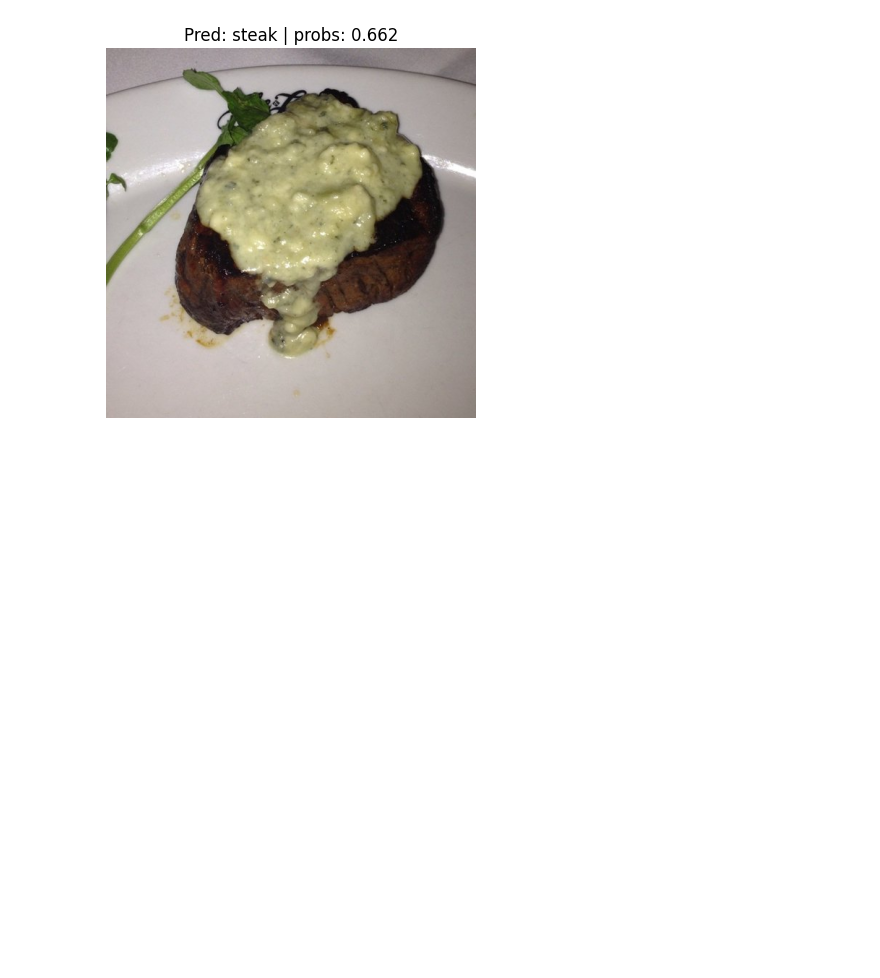
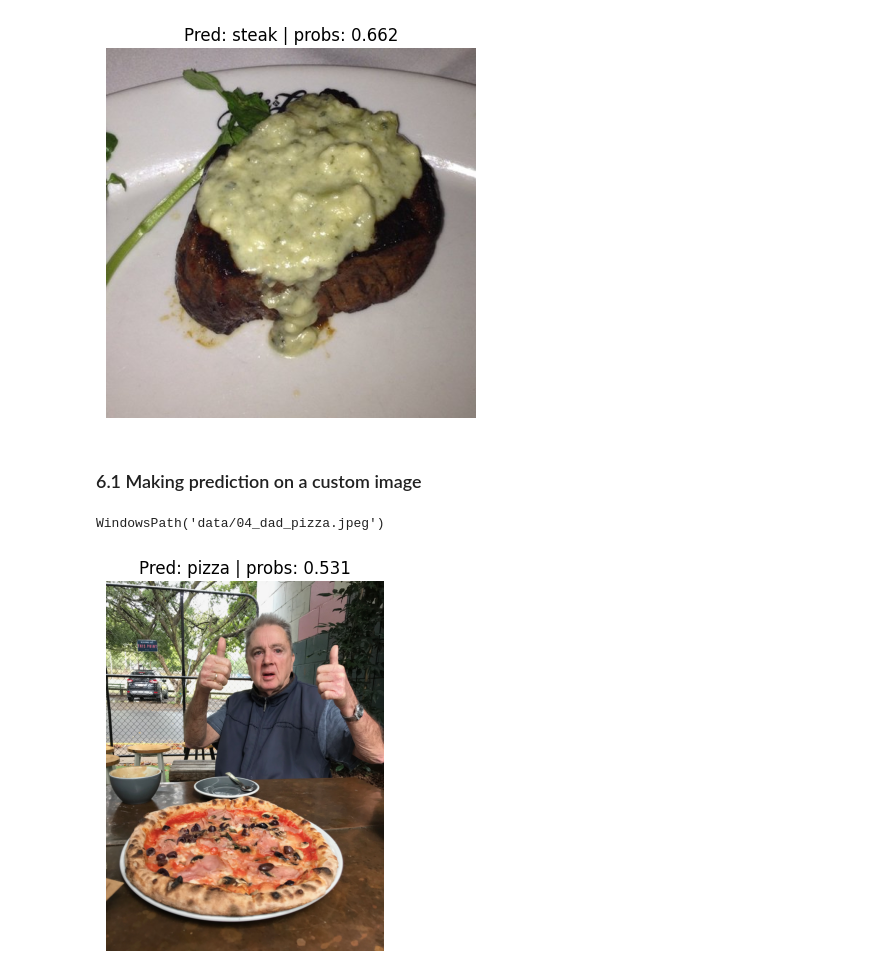
Before and after one commit to MahdiAmrollahi/pytorch-ZTM, a Jupyter notebook: 06_pytorch_transfre_learning.ipynb, the cells around one changed output. Cells and saved outputs as stored; diff of their text form; code cells hidden in the pictures; blank space fills up the shorter version.

Commit message:
predict and plot for custom iamge / end

```diff
--- a/06_pytorch_transfre_learning.ipynb
+++ b/06_pytorch_transfre_learning.ipynb
@@ -414,3 +414,17 @@ for image_path in test_image_path_sample:
 [figure]
 [figure]
 [figure]
+# %% [markdown]
+### 6.1 Making prediction on a custom image
+# %%
+custom_image_path = Path("data/04_dad_pizza.jpeg")
+custom_image_path
+# %% [output]
+WindowsPath('data/04_dad_pizza.jpeg')
+# %%
+pred_plot_image(model=model,
+                    image_path=custom_image_path,
+                    class_names=class_names,
+                    image_size=(224, 224))
+# %% [output]
+[figure, added]
```
